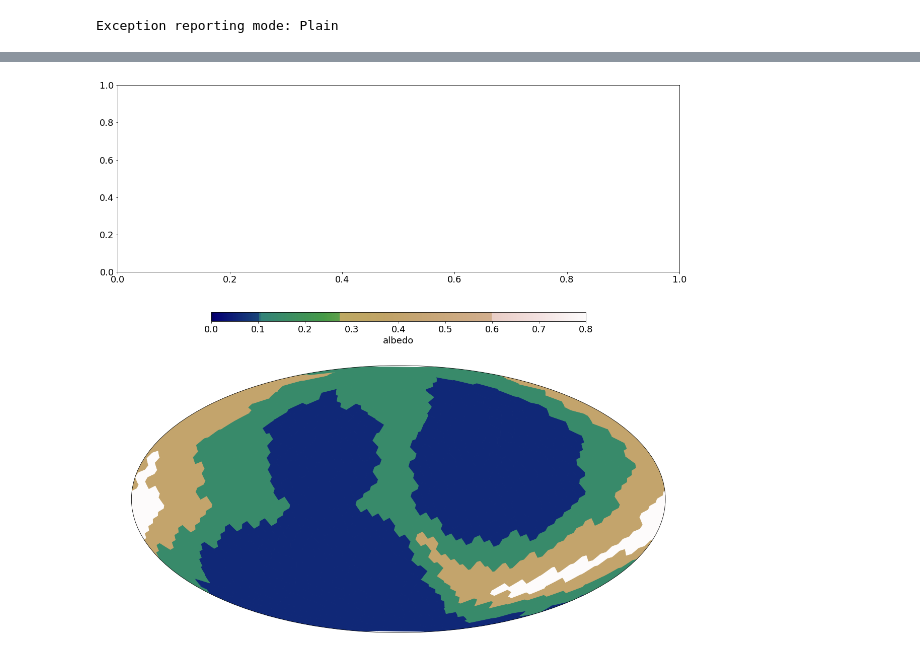
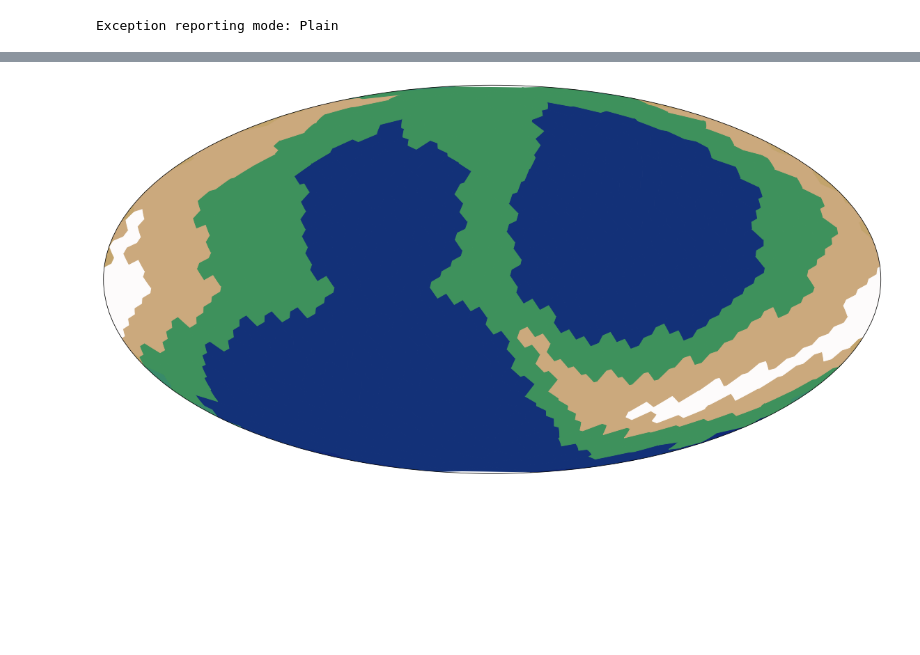
Before and after one commit to SwederB/BEP-Exocartography, a Jupyter notebook: Code_Timo/Map_generation.ipynb, the cells around one changed output, grey strips where cells are left out. Saved outputs shown, nothing was run; the diff lists cells and outputs as text; code cells hidden in the pictures; blank space fills up the shorter version.

```diff
--- a/Code_Timo/Map_generation.ipynb
+++ b/Code_Timo/Map_generation.ipynb
@@ -132,8 +136,8 @@ Wall time: 1min
 calculate albedomap
 '''
 alts = alts-np.mean(alts)
-max_alt = max(alts)
-min_alt = min(alts)
+max_alt = np.amax(alts)
+min_alt = np.amin(alts)
 norm_alts = (alts-min_alt)/(max_alt-min_alt)
 
 snowheight = 0.8
@@ -149,7 +153,7 @@ y4 = gist_earth(np.linspace(0.93,1,int(N/2*(1-snowheight)))) #snow colors
 y = np.vstack((y1,y2,y3,y4))
 cmap = LinearSegmentedColormap.from_list('custom earth', y, N=256)
 
-albedos = np.array([0.06,0.15,0.4,0.8])
+albedos = np.array([0.06,0.15,0.4,0.8]) # albedos of water, vegetation, sand desert and snow in lambertian reflection, lomsee and water reflection
 for i in range(len(sphere[:,0])):
     if alts[i] >= snowheight*max_alt:
         albedo_map[i] = albedos[3] #snow
@@ -163,6 +167,6 @@ for i in range(len(sphere[:,0])):
     elif (alts[i] >= 0.0 and alts[i]<soilheight*max_alt):
         albedo_map[i] = albedos[1] #forest
         albedo_colors[i] = gist_earth(0.4)
-filename = 'albedos/albedo_map1_n' + str(numpoints) +'.txt'
+filename = 'albedos/albedo_map'+ str(seed_no) +'_n' + str(numpoints) +'.txt'
 os.makedirs(os.path.dirname(filename), exist_ok=True)
 np.savetxt(filename,albedo_map,delimiter=',')
@@ -185,11 +173,12 @@ print(facet_sph)
 # %%
 %%time
-# Mollweide plot of the heights (fast?)
-mpl.rcParams.update({'font.size': 18})
+# Mollweide plot of the heights
+mpl.rcParams.update({'font.size': 26})
 
 fig = plt.figure(figsize = [20,20])
 ax = fig.add_subplot(111,projection='mollweide')
 
+cmap = mpl.cm.get_cmap('Greys_r',4000)
 norm = mpl.colors.Normalize(vmin=0, vmax=1)
 cmapplot = mpl.cm.ScalarMappable(norm = norm, cmap = cmap)
 cmapplot.set_array([])
@@ -209,7 +198,7 @@ for facet_sph in plot_facets_vor: #deal with the facets over the edges by plotti
 
 ax.set_xticklabels([])
 ax.set_yticklabels([])
-filename = 'heightplots/heights_seed1n'+str(numpoints)+'.png'
+filename = 'heightplots/heights_seed'+ str(seed_no) +'n'+str(numpoints)+'.png'
 os.makedirs(os.path.dirname(filename), exist_ok=True)
 plt.savefig(filename,dpi=100, bbox_inches='tight')
 plt.show()
@@ -265,56 +210,47 @@ Wall time: 31.8 s
 snowheight = 0.8
 soilheight = 0.4
 
 N=256
 
 y1 = gist_earth(np.linspace(0.02,0.15,int(N*(albedos[1]+albedos[0])))) #ocean colors, for half the heights
 y2 = gist_earth(np.linspace(0.3,0.5,int(N*(albedos[2]-albedos[0])))) #forest colors
 y3 = gist_earth(np.linspace(0.76,0.85,int(N*(albedos[3]-albedos[1])))) #soil colors
 y4 = gist_earth(np.linspace(0.93,1,int(N*(0.8-albedos[2])))) #snow colors
 y = np.vstack((y1,y2,y3,y4))
 
 cmap_albedo = LinearSegmentedColormap.from_list('custom earth', y, N=256)
 
-mpl.rcParams.update({'font.size': 18})
+mpl.rcParams.update({'font.size': 26})
 
 fig = plt.figure(figsize = [20,20])
-ax = fig.add_subplot(211)
-ax2 = fig.add_subplot(212,projection='mollweide')
+# ax = fig.add_subplot(211)
+ax = fig.add_subplot(111,projection='mollweide')
 
 
 norm = mpl.colors.Normalize(vmin=0, vmax=0.8)
 cmapplot = mpl.cm.ScalarMappable(norm = norm, cmap = cmap_albedo)
 cmapplot.set_array([])
-fig.colorbar(cmapplot, ax=ax, orientation='horizontal', label='albedo',shrink=1/1.5,aspect=40)
+# cb = fig.colorbar(cmapplot, ax=ax, orientation='horizontal', label='albedo',shrink=1/1.5,aspect=40,pad=-.6)
 
+#plot the facets
+
+ax.add_collection(PolyCollection(plot_facets_vor,array= albedo_map/0.8,cmap=cmap_albedo,edgecolor='face',norm=norm)) #plot majority of facets
 i=0
-for facet_sph in plot_facets_vor:
-    plot_facet = copy.copy(facet_sph)
-    plot_facet[:,1] = -plot_facet[:,1]
+for facet_sph in plot_facets_vor: #deal with the facets over the edges by plotting them again with phi+-2pi
     c = cmap_albedo(albedo_map[i]/0.8)
-    if np.any(plot_facet[:,0]>np.pi):
-        ax2.add_patch(patches.Polygon(plot_facet, fill = True, color = c))
-        temp_facet = copy.copy(plot_facet)
-        temp_facet[:,0] += -2*np.pi
-        ax2.add_patch(patches.Polygon(temp_facet, fill = True, color = c))
-    elif np.any(plot_facet[:,0]<-np.pi):
-        ax2.add_patch(patches.Polygon(plot_facet, fill = True, color = c))
-        temp_facet = copy.copy(plot_facet)
-        temp_facet[:,0] += 2*np.pi
-        ax2.add_patch(patches.Polygon(temp_facet, fill = True, color = c))
-    else:
-        ax2.add_patch(patches.Polygon(plot_facet, fill = True, color = c))
+    if np.any(facet_sph[:,0]>np.pi):
+        ax.add_patch(patches.Polygon(np.stack((facet_sph[:,0]-2*np.pi,facet_sph[:,1]),axis=1), fill = True, color = c))
+    elif np.any(facet_sph[:,0]<-np.pi):
+        ax.add_patch(patches.Polygon(np.stack((facet_sph[:,0]+2*np.pi,facet_sph[:,1]),axis=1), fill = True, color = c))
     i+=1
 
-ax2.set_xticklabels([])
-ax2.set_yticklabels([])
-plt.subplots_adjust(hspace=0.05)
+ax.set_xticklabels([])
+ax.set_yticklabels([])
 
 
-filename = 'albedos/albedo_seed1n' + str(numpoints) + '.png'
+filename = 'albedos/albedo_seed'+ str(seed_no) +'n' + str(numpoints) + '.png'
 os.makedirs(os.path.dirname(filename), exist_ok=True)
-fig.tight_layout()
-plt.savefig(filename)
+plt.savefig(filename,bbox_inches='tight',dpi=100)
 plt.show()
 # %% [output]
-[figure, old version]
+[figure, new version]
```
Also changed, not shown: parts of 8 cells of this notebook, 3 other files.
